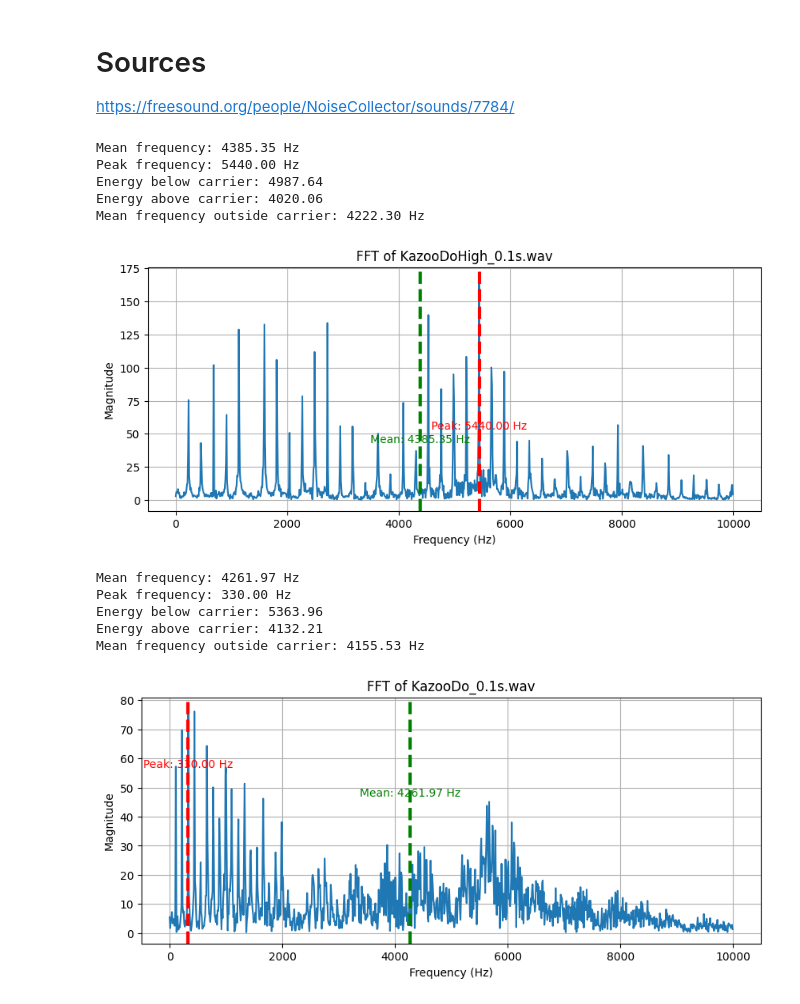
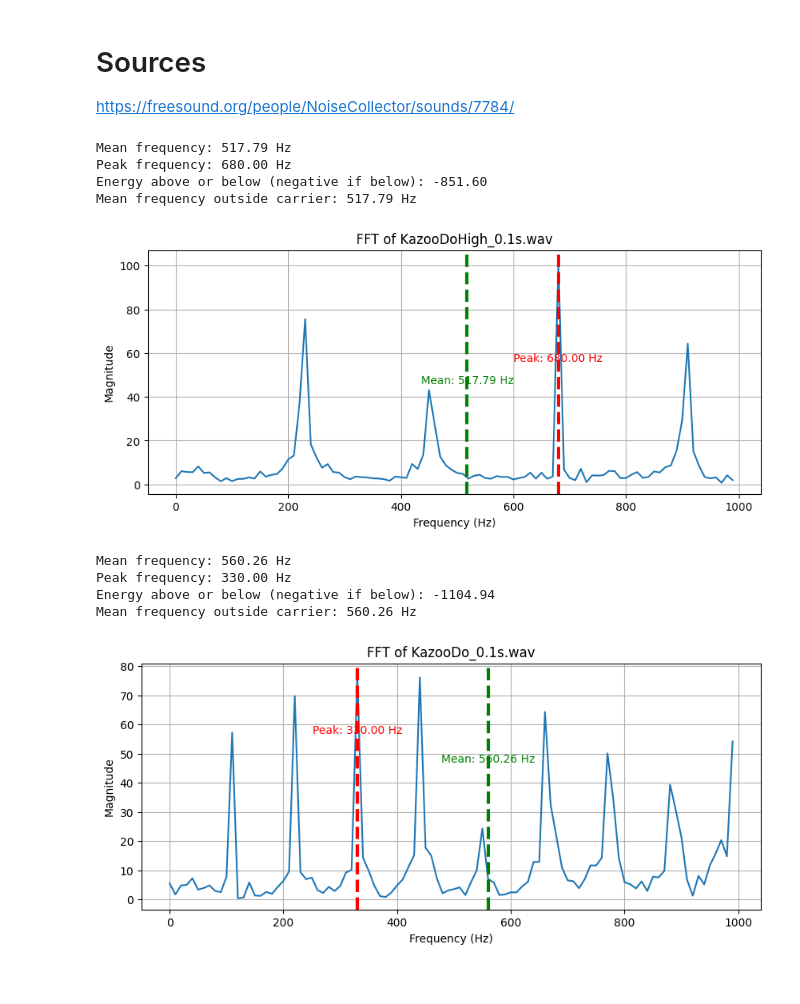
Before and after one commit to joshua-jerred/kazooformation, a Jupyter notebook: doc/theory/theory.ipynb, the cells around one changed output. Drawn from its saved outputs; the diff is of its cells as text; code cells hidden in the pictures.

```diff
--- a/doc/theory/theory.ipynb
+++ b/doc/theory/theory.ipynb
@@ -6,7 +6,8 @@ import numpy as np
 import matplotlib.pyplot as plt
 from scipy.io import wavfile
 
-CARRIER_FREQ = 5000
+FFT_MAX_FREQ = 1000
+CARRIER_FREQ = 2000
 CARRIER_FREQ_WIDTH = 500 # 500 Hz on either side of the carrier frequency
 input_files = ['KazooDoHigh_0.1s.wav', 'KazooDo_0.1s.wav']
 
@@ -27,8 +28,8 @@ for filename in input_files:
     positive_freqs = frequencies[:len(frequencies)//2]
     positive_magnitudes = np.abs(fft_result[:len(fft_result)//2])
 
-    # Remove samples above 10 kHz
-    positive_freqs = positive_freqs[positive_freqs < 10000]
+    # Remove samples above the maximum frequency
+    positive_freqs = positive_freqs[positive_freqs < FFT_MAX_FREQ]
     positive_magnitudes = positive_magnitudes[:len(positive_freqs)]
 
     # Calculate the average/mean frequency
@@ -43,8 +44,7 @@ for filename in input_files:
     carrier_index = np.argmin(np.abs(positive_freqs - CARRIER_FREQ))
     energy_below_carrier = np.sum(positive_magnitudes[:carrier_index])
     energy_above_carrier = np.sum(positive_magnitudes[carrier_index:])
-    print(f'Energy below carrier: {energy_below_carrier:.2f}')
-    print(f'Energy above carrier: {energy_above_carrier:.2f}')
+    print(f'Energy above or below (negative if below): {energy_above_carrier - energy_below_carrier:.2f}')
 
     # Calculate the average frequency outside the carrier frequency
     outside_carrier_indices = np.where(
@@ -65,41 +65,39 @@ for filename in input_files:
         linestyle = '--',
         linewidth = 3)
     plt.text(
         mean_freq,
         50,
         f'Mean: {mean_freq:.2f} Hz',
         verticalalignment = 'top',
         horizontalalignment = 'center',
         color = 'g')
 
     plt.axvline(
         peak_freq,
         color = 'r',
         linestyle = '--',
         linewidth = 3)
     plt.text(
         peak_freq,
         60,
         f'Peak: {peak_freq:.2f} Hz',
         verticalalignment = 'top',
         horizontalalignment = 'center',
         color = 'r')
 
     plt.title(f'FFT of {filename}')
     plt.xlabel('Frequency (Hz)')
     plt.ylabel('Magnitude')
     plt.grid()
     plt.show()
 # %% [output]
-Mean frequency: 4385.35 Hz
-Peak frequency: 5440.00 Hz
-Energy below carrier: 4987.64
-Energy above carrier: 4020.06
-Mean frequency outside carrier: 4222.30 Hz
+Mean frequency: 517.79 Hz
+Peak frequency: 680.00 Hz
+Energy above or below (negative if below): -851.60
+Mean frequency outside carrier: 517.79 Hz
-[figure, old version]
+[figure, new version]
-Mean frequency: 4261.97 Hz
+Mean frequency: 560.26 Hz
 Peak frequency: 330.00 Hz
-Energy below carrier: 5363.96
-Energy above carrier: 4132.21
-Mean frequency outside carrier: 4155.53 Hz
+Energy above or below (negative if below): -1104.94
+Mean frequency outside carrier: 560.26 Hz
-[figure, old version]
+[figure, new version]
```
Also changed, not shown: 11 other files.
